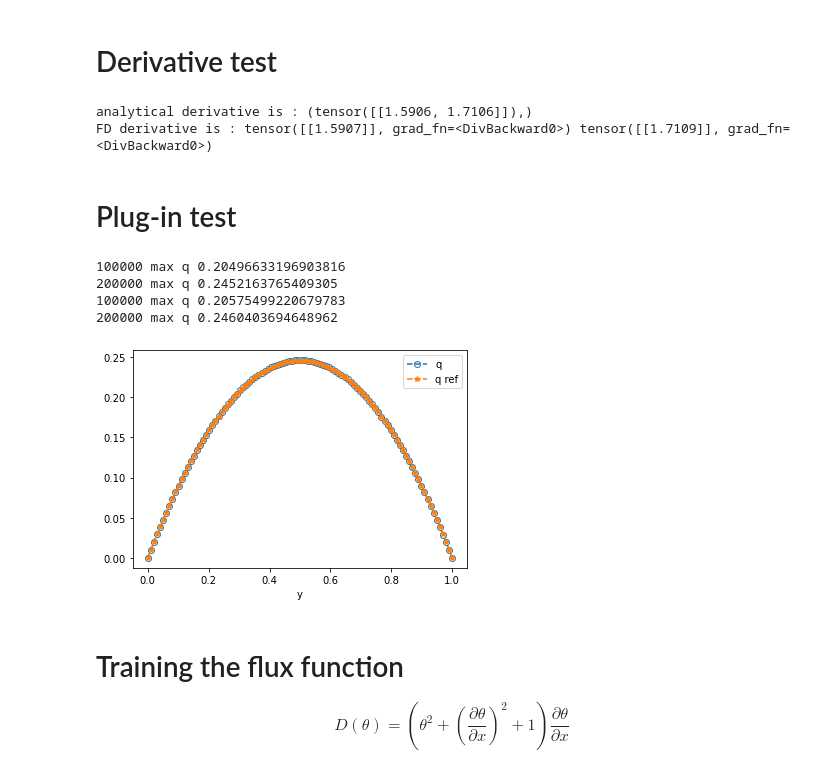
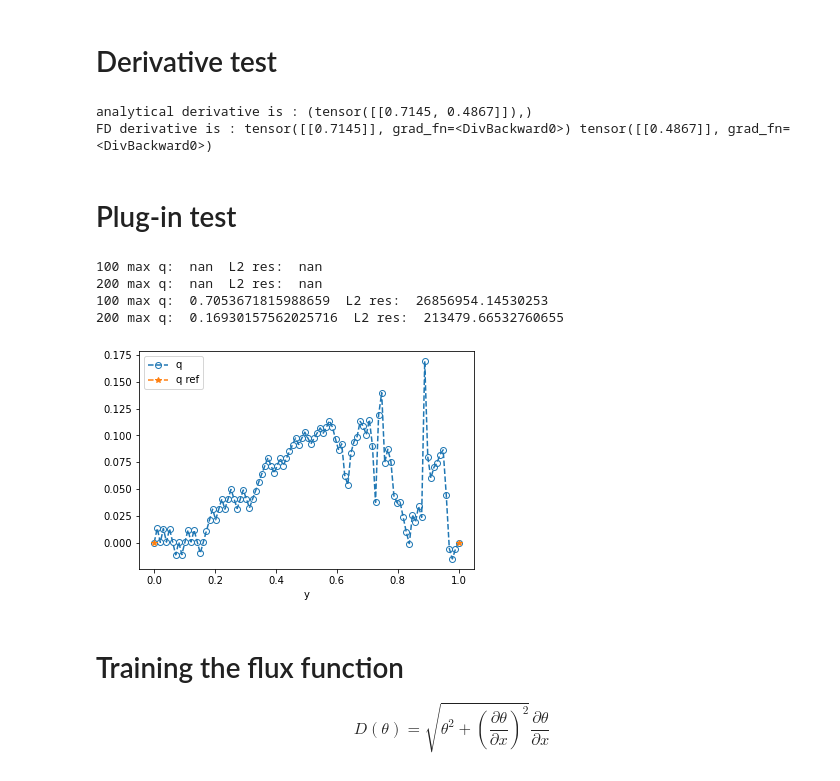
Before and after one commit to Zhengyu-Huang/Point-Jet, a Jupyter notebook: Poisson_model/Direct_NN.ipynb, the cells around one changed output. Cells and saved outputs as stored; diff of their text form; code cells hidden in the pictures.

```diff
--- a/Poisson_model/Direct_NN.ipynb
+++ b/Poisson_model/Direct_NN.ipynb
@@ -12,8 +12,8 @@ from NeuralNet import *
 from timeit import default_timer
 # %%
 def permeability_ref(q, dq):
-    return q**2 + dq**2 + 1
+    return np.sqrt(q**2 + dq**2)
 def D_permeability_ref(q, dq):
-    return 2*q, 2*dq
+    return q/np.sqrt(q**2 + dq**2), dq/np.sqrt(q**2 + dq**2)
 # %% [markdown]
 # Training a quadratic function
@@ -40,7 +40,7 @@ outd = y_train.shape[1]
 learning_rate = 0.001
 step_size = 100
 gamma = 0.5
-epochs = 2000
+epochs = 1000
 batch_size = 64
 
 layers = 2
@@ -155,8 +145,8 @@ yp1 = nn_model(xp1)
 
 print("FD derivative is :", (yp0-y)/eps, (yp1-y)/eps)
 # %% [output]
-analytical derivative is : (tensor([[1.5906, 1.7106]]),)
-FD derivative is : tensor([[1.5907]], grad_fn=<DivBackward0>) tensor([[1.7109]], grad_fn=<DivBackward0>)
+analytical derivative is : (tensor([[0.7145, 0.4867]]),)
+FD derivative is : tensor([[0.7145]], grad_fn=<DivBackward0>) tensor([[0.4867]], grad_fn=<DivBackward0>)
 # %% [markdown]
 # Plug-in test
 # %%
@@ -195,46 +185,46 @@ MODEL = "exp_nummodel"
 if MODEL == "exp_nummodel":
 
     model = lambda q, yy, res : nummodel(permeability_ref, q, yy, res)
-    yy, t_data_ref, q_data_ref = explicit_solve(model, f, dbc, dt = 1.0e-6, Nt = 200000, save_every = 100000, L = L)
+    yy, t_data_ref, q_data_ref = explicit_solve(model, f, dbc, dt = 2.0e-6, Nt = 500000, save_every = 100000, L = L)
 
     model = lambda q, yy, res : nummodel(permeability, q, yy, res)
-    yy, t_data, q_data = explicit_solve(model, f, dbc, dt = 1.0e-6, Nt = 200000, save_every = 100000, L = L)
+    yy, t_data, q_data = explicit_solve(model, f, dbc, dt = 2.0e-6, Nt = 500000, save_every = 100000, L = L)
 
 elif MODEL == "imp_nummodel":
 
     model = lambda q, yy, res, V : nummodel_jac(permeability_ref, q, yy, res, V, True, D_permeability_ref)
     yy_ref, t_data_ref, q_data_ref = implicit_solve(model, f, dbc, dt = 1.0e-3, Nt = 200, save_every = 100, L = L)
 
     model = lambda q, yy, res, V : nummodel_jac(permeability, q, yy, res, V, True, D_permeability)
     yy, t_data, q_data = implicit_solve(model, f, dbc, dt = 1.0e-3, Nt = 200, save_every = 100, L = L)
 
 elif MODEL == "imp_Newton_nummodel":
 
     model = lambda q, yy, res, V : nummodel_jac(permeability_ref, q, yy, res, V, True, D_permeability_ref)
     yy_ref, t_data_ref, q_data_ref = implicit_Newton_solve(model, f, dbc, dt = 1.0e-3, Nt = 200, save_every = 100, L = L, Newton_eps = 1e-3, Newton_maxiterstep = 1000)
 
     model = lambda q, yy, res, V : nummodel_jac(permeability, q, yy, res, V, True, D_permeability)
     yy, t_data, q_data = implicit_Newton_solve(model, f, dbc, dt = 1.0e-3, Nt = 200, save_every = 100, L = L, Newton_eps = 1e-3, Newton_maxiterstep = 1000)
 
 else:
     print("ERROR")
 
 
 plt.figure()
 plt.plot(yy, q_data[-1, :],  "--o", fillstyle="none", label="q")
 plt.plot(yy, q_data_ref[-1, :],  "--*", label="q ref")
 
 plt.xlabel("y")
 plt.legend()
 plt.show()
 # %% [output]
-100000 max q 0.20496633196903816
-200000 max q 0.2452163765409305
-100000 max q 0.20575499220679783
-200000 max q 0.2460403694648962
+100 max q:  nan  L2 res:  nan
+200 max q:  nan  L2 res:  nan
+100 max q:  0.7053671815988659  L2 res:  26856954.14530253
+200 max q:  0.16930157562025716  L2 res:  213479.66532760655
-[figure, old version]
+[figure, new version]
 # %% [markdown]
 # Training the flux function
- $$D(\theta) = (\theta^2 + (\frac{\partial \theta}{\partial x})^2 + 1) \frac{\partial \theta}{\partial x}$$
+ $$D(\theta) = \sqrt{\theta^2 + (\frac{\partial \theta}{\partial x})^2} \frac{\partial \theta}{\partial x}$$
 # %%
 def flux_ref(q, dq):
```
Also changed, not shown: parts of 7 cells of this notebook, 2 other files.
